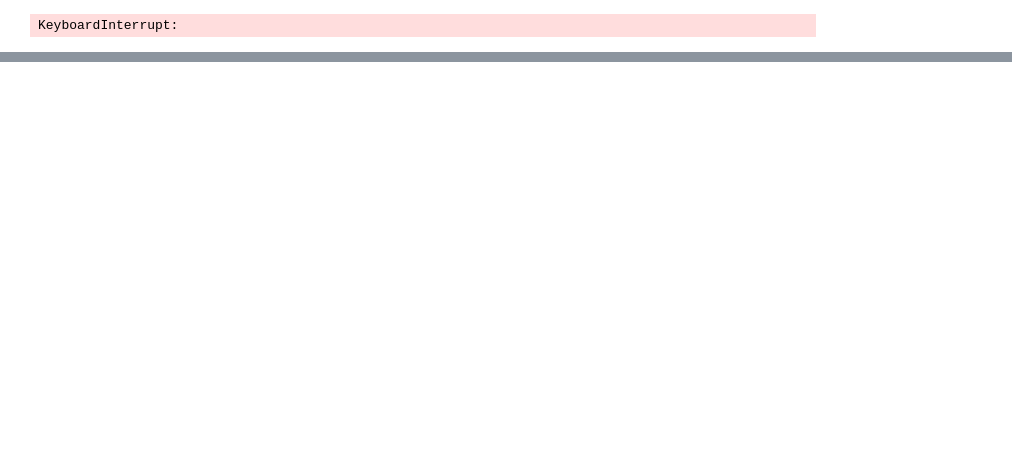
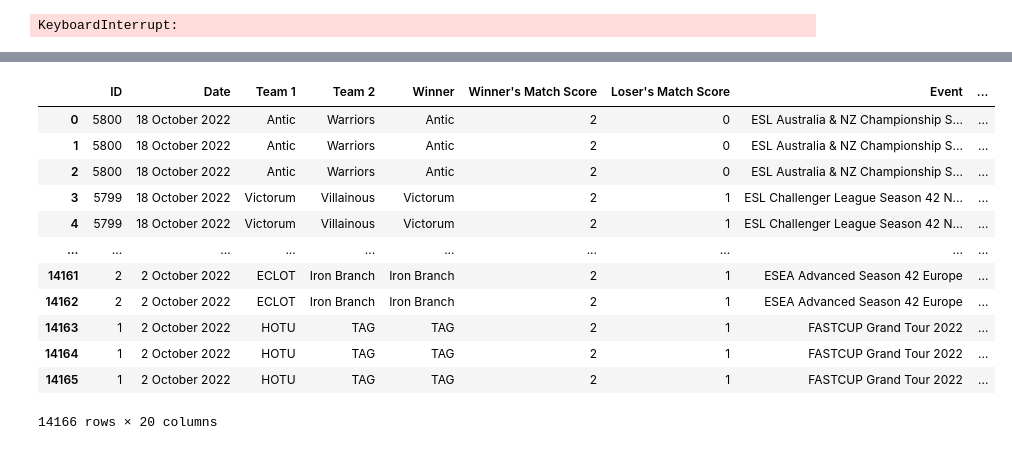
Before and after one commit to Djozeka/CS-GO-Statistics, a Jupyter notebook: Script2 - Get Data.ipynb, the cells around one changed output, grey strips where cells are left out. Cells and saved outputs as stored; diff of their text form; code cells hidden in the pictures; blank space fills up the shorter version.

```diff
--- a/Script2 - Get Data.ipynb
+++ b/Script2 - Get Data.ipynb
@@ -232,0 +321,17 @@ ValueError: All arrays must be of the same length
+# %%
+results_data_matches_mod = results_data_matches.copy()
+results_data_matches_mod
+# %% [output]
+|  | ID | Date | Team 1 | Team 2 | Winner | Winner's Match Score | Loser's Match Score | Event | ... |
+| 0 | 5800 | 18 October 2022 | Antic | Warriors | Antic | 2 | 0 | ESL Australia & NZ Championship S... | ... |
+| 1 | 5800 | 18 October 2022 | Antic | Warriors | Antic | 2 | 0 | ESL Australia & NZ Championship S... | ... |
+| 2 | 5800 | 18 October 2022 | Antic | Warriors | Antic | 2 | 0 | ESL Australia & NZ Championship S... | ... |
+| 3 | 5799 | 18 October 2022 | Victorum | Villainous | Victorum | 2 | 1 | ESL Challenger League Season 42 N... | ... |
+| 4 | 5799 | 18 October 2022 | Victorum | Villainous | Victorum | 2 | 1 | ESL Challenger League Season 42 N... | ... |
+| ... | ... | ... | ... | ... | ... | ... | ... | ... | ... |
+| 14161 | 2 | 2 October 2022 | ECLOT | Iron Branch | Iron Branch | 2 | 1 | ESEA Advanced Season 42 Europe | ... |
+| 14162 | 2 | 2 October 2022 | ECLOT | Iron Branch | Iron Branch | 2 | 1 | ESEA Advanced Season 42 Europe | ... |
+| 14163 | 1 | 2 October 2022 | HOTU | TAG | TAG | 2 | 1 | FASTCUP Grand Tour 2022 | ... |
+| 14164 | 1 | 2 October 2022 | HOTU | TAG | TAG | 2 | 1 | FASTCUP Grand Tour 2022 | ... |
+| 14165 | 1 | 2 October 2022 | HOTU | TAG | TAG | 2 | 1 | FASTCUP Grand Tour 2022 | ... |
+14166 rows × 20 columns
```
Also changed, not shown: parts of 16 cells of this notebook, 1 other file.
